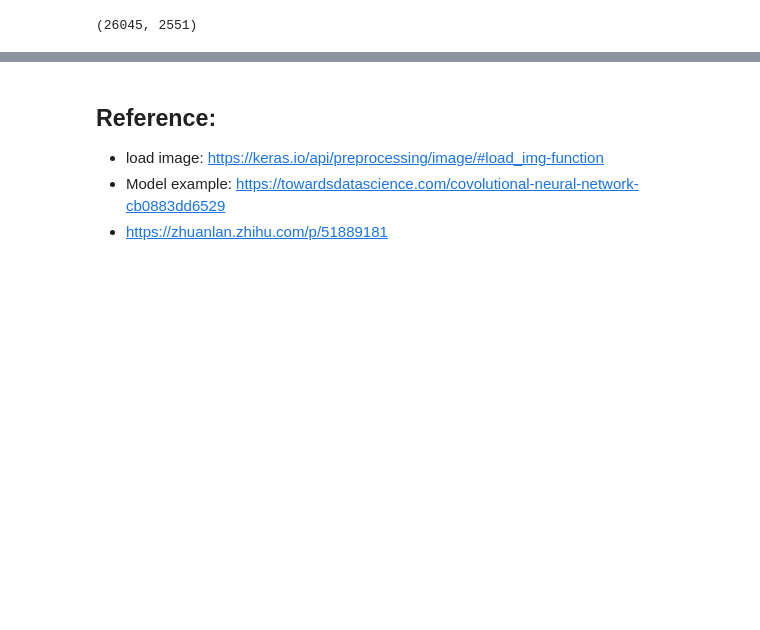
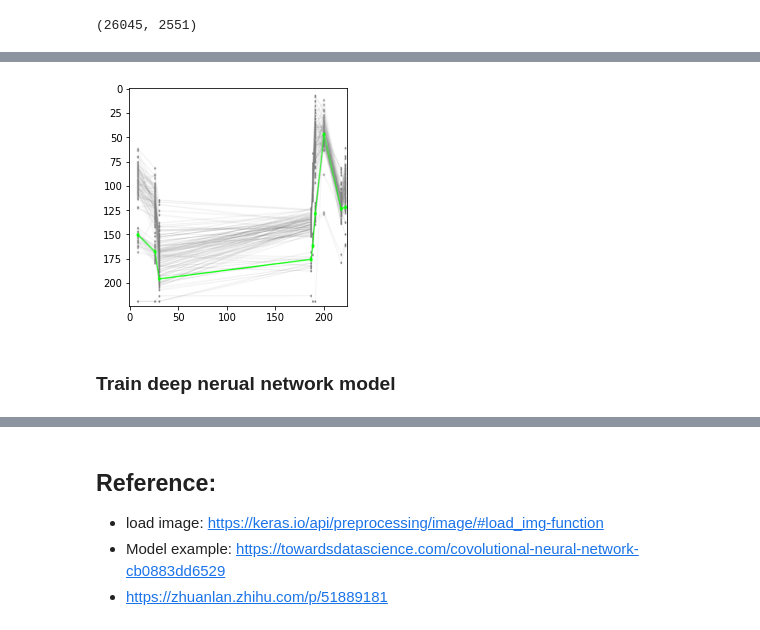
Before and after one commit to ShenLab/CNV-Espresso, a Jupyter notebook: src/training.ipynb, the cells around one changed output, grey strips where cells are left out. Saved outputs shown, nothing was run; the diff lists cells and outputs as text; code cells hidden in the pictures; blank space fills up the shorter version.

```diff
--- a/src/training.ipynb
+++ b/src/training.ipynb
@@ -180,0 +213,12 @@ true_del_tmp, true_del_label_tmp = zip(*tmp)
+# %%
+# Change to float datatype
+train_img = train_img.astype('float32')
+test_img = test_img.astype('float32')
+
+# Scale the data to lie between 0 to 1
+train_img /= 255
+test_img /= 255
+
+# Change the labels from integer to categorical data
+train_labels_one_hot = to_categorical(train_label)
+test_labels_one_hot = to_categorical(test_label)
@@ -181,2 +234,8 @@ true_del_tmp, true_del_label_tmp = zip(*tmp)
+# %%
+showImg(train_img[0])
+# %% [output]
+[figure, added]
+# %% [markdown]
+### Train deep nerual network model
 # %%
 model1 = createModel()
```
Also changed, not shown: parts of 30 cells of this notebook, 19 other files.
